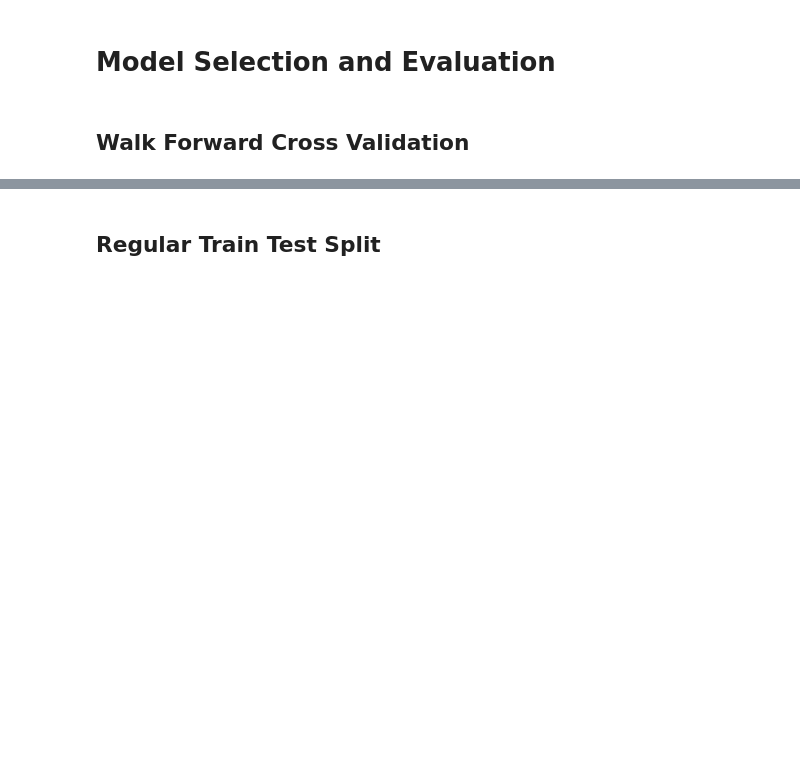
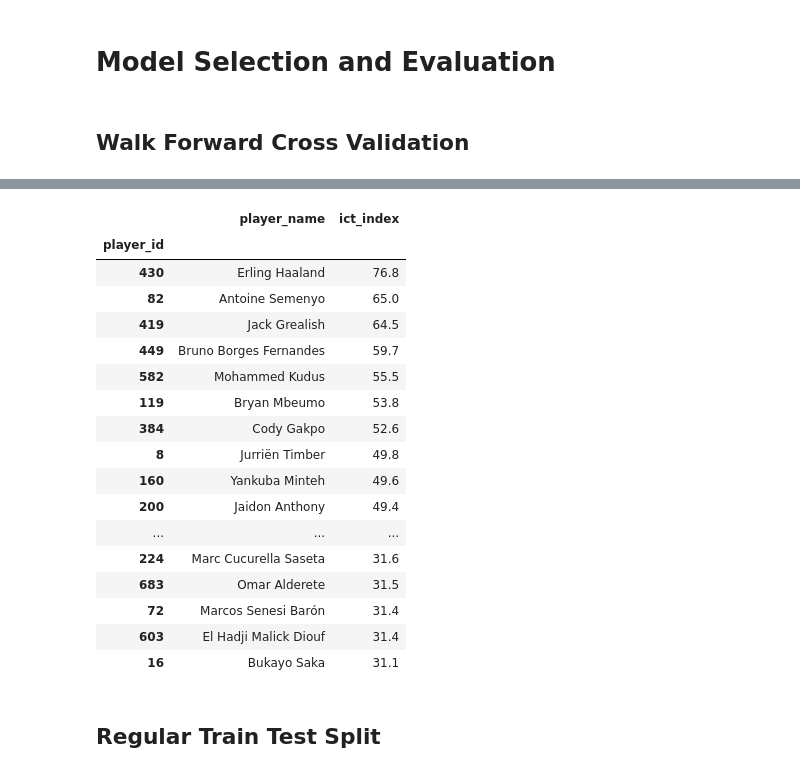
Before and after one commit to emolloy123/FPL-Modelling, a Jupyter notebook: fpl-modelling/notebooks/modelling..ipynb, the cells around one changed output, grey strips where cells are left out. Saved outputs shown, nothing was run; the diff lists cells and outputs as text; code cells hidden in the pictures; blank space fills up the shorter version.

```diff
--- a/fpl-modelling/notebooks/modelling..ipynb
+++ b/fpl-modelling/notebooks/modelling..ipynb
@@ -570,0 +681,4 @@ OrderedDict({'model__learning_rate': 0.06394816988529078, 'model__max_depth': 3,
+# %%
+p = catalog.load("players")
+p['ict_index'] = pd.to_numeric(p['ict_index'], errors='coerce')
+all_df['ict_index'] = pd.to_numeric(all_df['ict_index'], errors='coerce')
@@ -570,0 +726,3 @@ OrderedDict({'model__learning_rate': 0.06394816988529078, 'model__max_depth': 3,
+# %%
+p.sort_values(by='ict_index', ascending=False)[['player_name', 'ict_index']][0:50]
+# %% [output]
@@ -571,3 +730,21 @@ OrderedDict({'model__learning_rate': 0.06394816988529078, 'model__max_depth': 3,
+|  | player_name | ict_index |
+| player_id |  |  |
+| 430 | Erling Haaland | 76.8 |
+| 82 | Antoine Semenyo | 65.0 |
+| 419 | Jack Grealish | 64.5 |
+| 449 | Bruno Borges Fernandes | 59.7 |
+| 582 | Mohammed Kudus | 55.5 |
+| 119 | Bryan Mbeumo | 53.8 |
+| 384 | Cody Gakpo | 52.6 |
+| 8 | Jurriën Timber | 49.8 |
+| 160 | Yankuba Minteh | 49.6 |
+| 200 | Jaidon Anthony | 49.4 |
+| ... | ... | ... |
+| 224 | Marc Cucurella Saseta | 31.6 |
+| 683 | Omar Alderete | 31.5 |
+| 72 | Marcos Senesi Barón | 31.4 |
+| 603 | El Hadji Malick Diouf | 31.4 |
+| 16 | Bukayo Saka | 31.1 |
 # %% [markdown]
 ## Regular Train Test Split
 # %%
```
Also changed, not shown: parts of 23 cells of this notebook, 17 other files.
